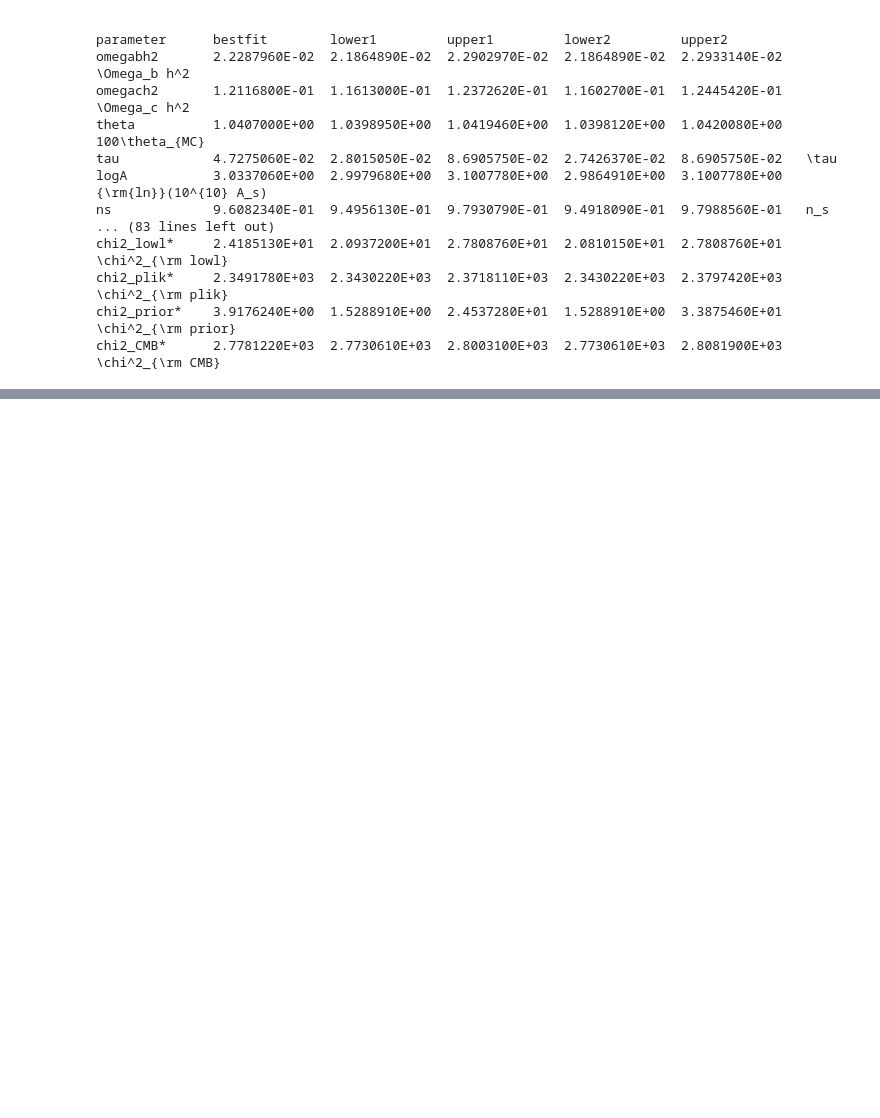
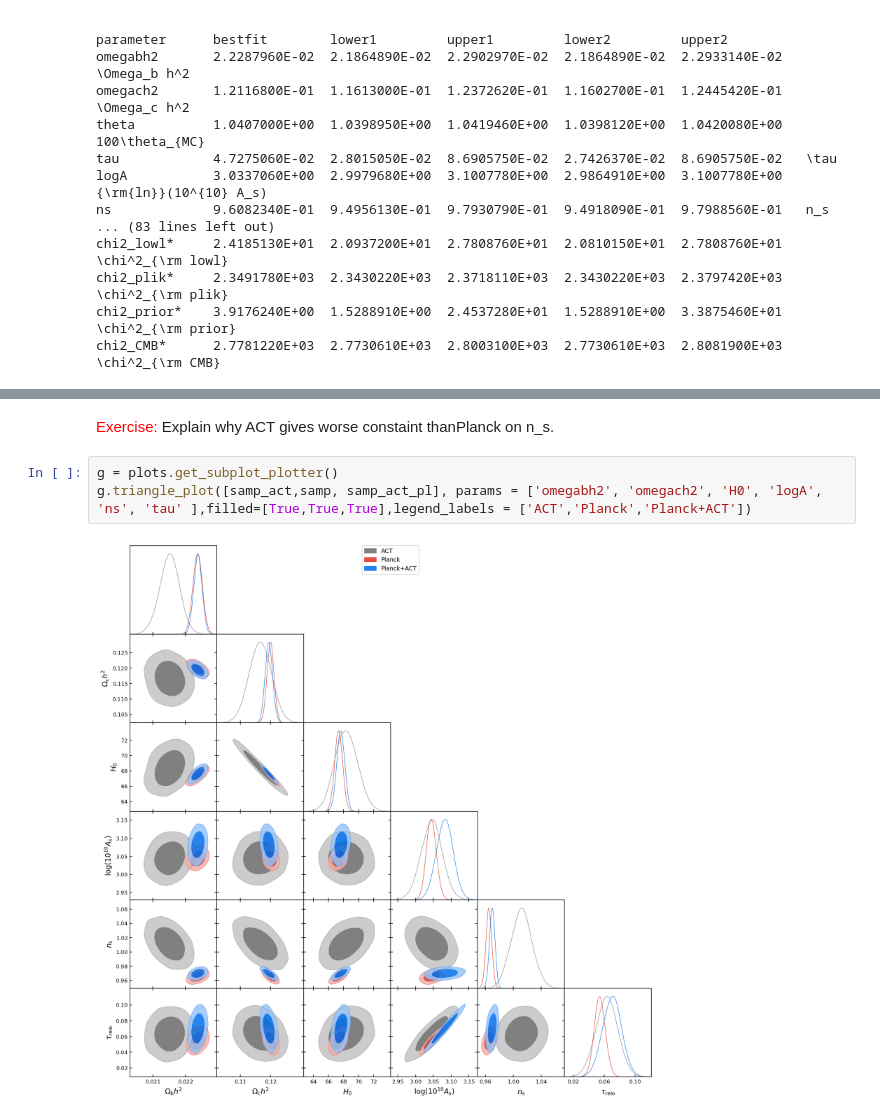
Before and after one commit to TexMExLab/UTAustin_CMBSummerSchool, a Jupyter notebook: UT_Notebooks/SG_Day4_Part1_Getdist.ipynb, the cells around one changed output, grey strips where cells are left out. Drawn from its saved outputs; the diff is of its cells as text; blank space fills up the shorter version.

```diff
--- a/UT_Notebooks/SG_Day4_Part1_Getdist.ipynb
+++ b/UT_Notebooks/SG_Day4_Part1_Getdist.ipynb
@@ -124,0 +161,7 @@ chi2_CMB*      2.7781220E+03  2.7730610E+03  2.8003100E+03  2.7730610E+03  2.808
+# %% [markdown]
+<font color='red'>Exercise:</font> Explain why ACT gives worse constaint thanPlanck on n_s.
+# %%
+g = plots.get_subplot_plotter()
+g.triangle_plot([samp_act,samp, samp_act_pl], params = ['omegabh2', 'omegach2', 'H0', 'logA', 'ns', 'tau' ],filled=[True,True,True],legend_labels = ['ACT','Planck','Planck+ACT'])
+# %% [output]
+[figure, added]
```
Also changed, not shown: parts of 17 cells of this notebook.
